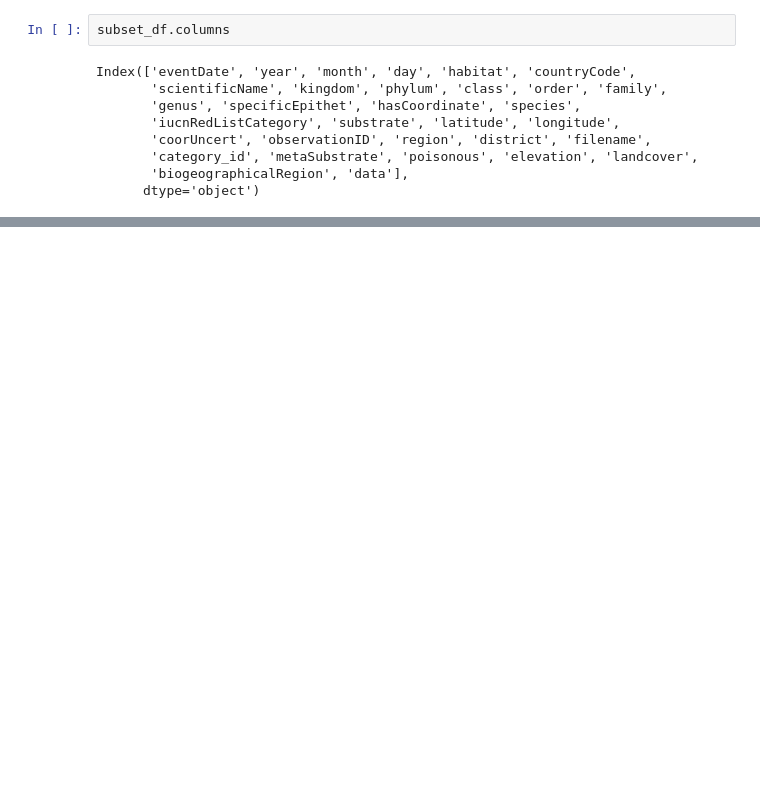
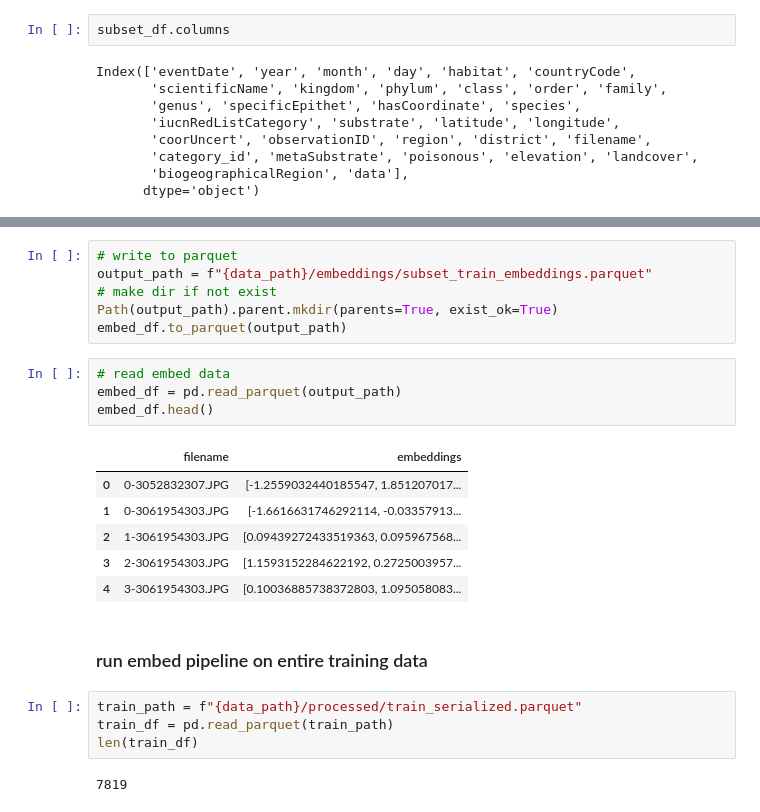
Before and after one commit to dsgt-kaggle-clef/fungiclef-2025, a Jupyter notebook: notebooks/colab/20250505-mg-embed-pipeline.ipynb, the cells around one changed output, grey strips where cells are left out. Drawn from its saved outputs; the diff is of its cells as text; blank space fills up the shorter version.

```diff
--- a/notebooks/colab/20250505-mg-embed-pipeline.ipynb
+++ b/notebooks/colab/20250505-mg-embed-pipeline.ipynb
@@ -273,0 +323,25 @@ Index(['eventDate', 'year', 'month', 'day', 'habitat', 'countryCode',
+# %%
+# write to parquet
+output_path = f"{data_path}/embeddings/subset_train_embeddings.parquet"
+# make dir if not exist
+Path(output_path).parent.mkdir(parents=True, exist_ok=True)
+embed_df.to_parquet(output_path)
+# %%
+# read embed data
+embed_df = pd.read_parquet(output_path)
+embed_df.head()
+# %% [output]
+|  | filename | embeddings |
+| 0 | 0-3052832307.JPG | [-1.2559032440185547, 1.851207017... |
+| 1 | 0-3061954303.JPG | [-1.6616631746292114, -0.03357913... |
+| 2 | 1-3061954303.JPG | [0.09439272433519363, 0.095967568... |
+| 3 | 2-3061954303.JPG | [1.1593152284622192, 0.2725003957... |
+| 4 | 3-3061954303.JPG | [0.10036885738372803, 1.095058083... |
+# %% [markdown]
+### run embed pipeline on entire training data
+# %%
+train_path = f"{data_path}/processed/train_serialized.parquet"
+train_df = pd.read_parquet(train_path)
+len(train_df)
+# %% [output]
+7819
```
Also changed, not shown: parts of 18 cells of this notebook, 2 other files.
